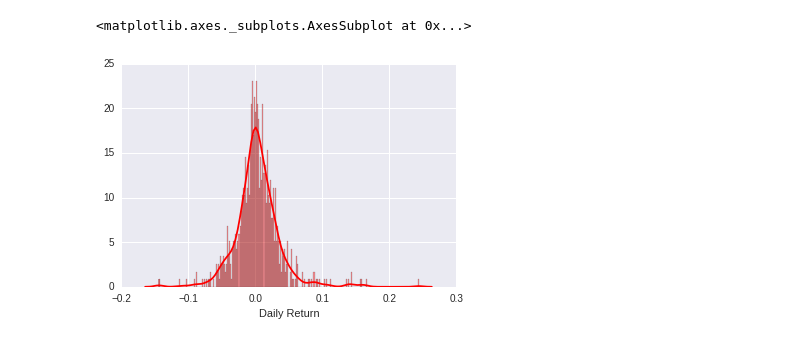
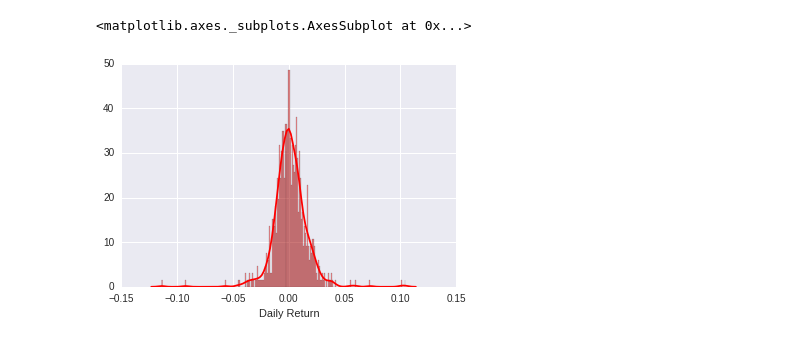
Before and after one commit to inferno9004/Stock-Market-Analysis, a Jupyter notebook: stock_market.ipynb, the cells around one changed output. Saved outputs shown, nothing was run; the diff lists cells and outputs as text; code cells hidden in the pictures.

```diff
--- a/stock_market.ipynb
+++ b/stock_market.ipynb
@@ -46,5 +46,5 @@ day_list = [30,90,180]
 
 for day in day_list:
     col_name = "M.avg for %s days" %(str(day))
-    TSLA[col_name] = pd.rolling_mean(TSLA["Adj Close"],day)
+    MSFT[col_name] = pd.rolling_mean(TSLA["Adj Close"],day)
 # %%
@@ -55,3 +57,3 @@ TSLA[["Adj Close", "M.avg for 30 days","M.avg for 90 days","M.avg for 180 days"]
 # %%
-TSLA["Daily Return"]=TSLA["Adj Close"].pct_change()
+MSFT["Daily Return"]=MSFT["Adj Close"].pct_change()
 # %%
@@ -65,5 +72,5 @@ TSLA["Daily Return"].plot(legend = True,
 # %%
-sns.distplot(TSLA["Daily Return"].dropna(), bins = 250, color ="red")
+sns.distplot(MSFT["Daily Return"].dropna(), bins = 250, color ="red")
 # %% [output]
 <matplotlib.axes._subplots.AxesSubplot at 0x...>
-[figure, old version]
+[figure, new version]
```
Also changed, not shown: parts of 16 cells of this notebook.
